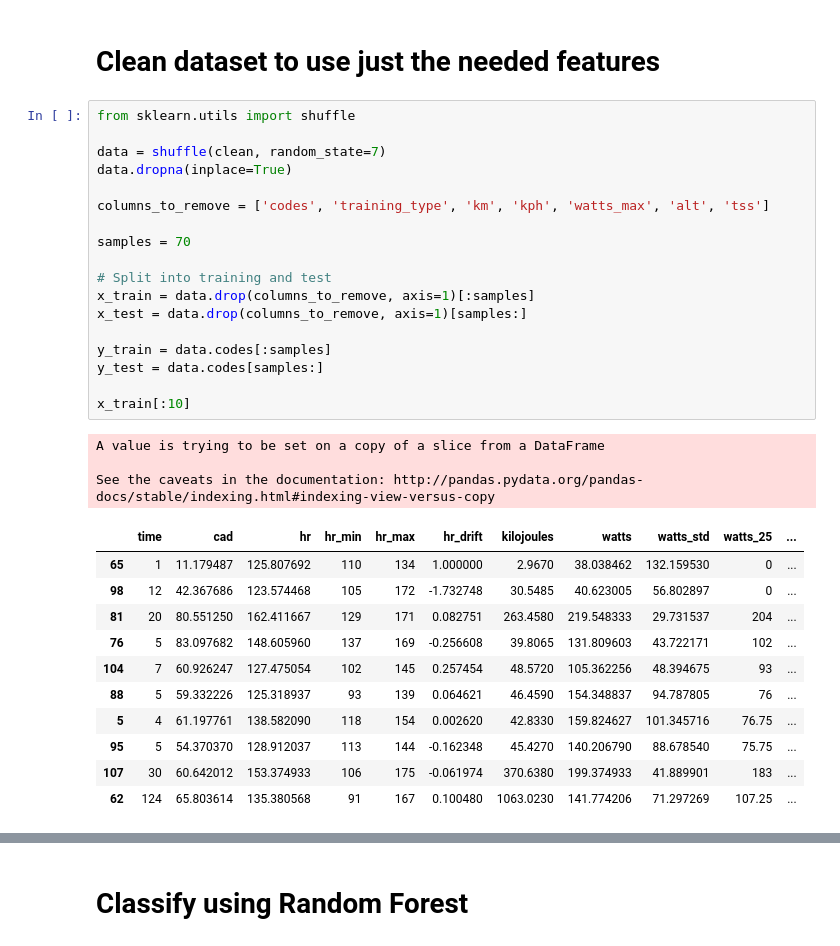
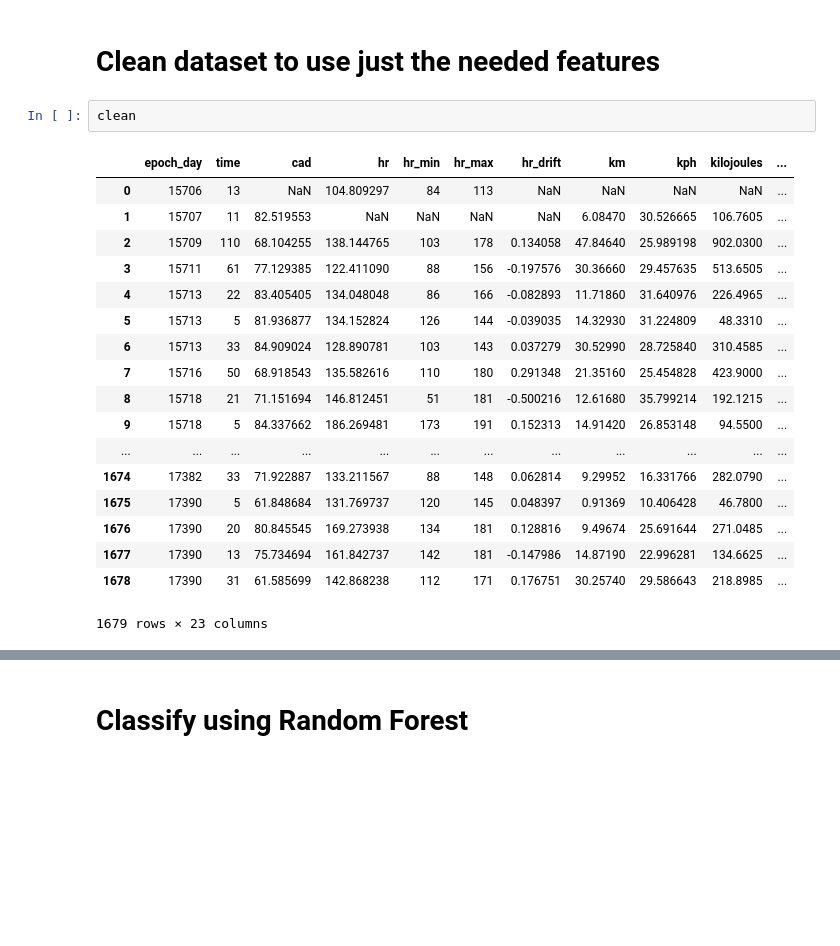
Before and after one commit to sayden/machine-learning-on-cycling-data, a Jupyter notebook: Intervals Classification using Scikit-Learn.ipynb, the cells around one changed output, grey strips where cells are left out. Cells and saved outputs as stored; diff of their text form; blank space fills up the shorter version.

```diff
--- a/Intervals Classification using Scikit-Learn.ipynb
+++ b/Intervals Classification using Scikit-Learn.ipynb
@@ -70,35 +171,23 @@ plt.show()
 # %% [markdown]
 # Clean dataset to use just the needed features
-# %%
-from sklearn.utils import shuffle
-
-data = shuffle(clean, random_state=7)
-data.dropna(inplace=True)
-
-columns_to_remove = ['codes', 'training_type', 'km', 'kph', 'watts_max', 'alt', 'tss']
-
-samples = 70
-
-# Split into training and test
-x_train = data.drop(columns_to_remove, axis=1)[:samples]
-x_test = data.drop(columns_to_remove, axis=1)[samples:]
-
-y_train = data.codes[:samples]
-y_test = data.codes[samples:]
-
-x_train[:10]
-# %% [output]
-A value is trying to be set on a copy of a slice from a DataFrame
-
-See the caveats in the documentation: http://pandas.pydata.org/pandas-docs/stable/indexing.html#indexing-view-versus-copy
-|  | time | cad | hr | hr_min | hr_max | hr_drift | kilojoules | watts | watts_std | watts_25 | ... |
-| 65 | 1 | 11.179487 | 125.807692 | 110 | 134 | 1.000000 | 2.9670 | 38.038462 | 132.159530 | 0 | ... |
-| 98 | 12 | 42.367686 | 123.574468 | 105 | 172 | -1.732748 | 30.5485 | 40.623005 | 56.802897 | 0 | ... |
-| 81 | 20 | 80.551250 | 162.411667 | 129 | 171 | 0.082751 | 263.4580 | 219.548333 | 29.731537 | 204 | ... |
-| 76 | 5 | 83.097682 | 148.605960 | 137 | 169 | -0.256608 | 39.8065 | 131.809603 | 43.722171 | 102 | ... |
-| 104 | 7 | 60.926247 | 127.475054 | 102 | 145 | 0.257454 | 48.5720 | 105.362256 | 48.394675 | 93 | ... |
-| 88 | 5 | 59.332226 | 125.318937 | 93 | 139 | 0.064621 | 46.4590 | 154.348837 | 94.787805 | 76 | ... |
-| 5 | 4 | 61.197761 | 138.582090 | 118 | 154 | 0.002620 | 42.8330 | 159.824627 | 101.345716 | 76.75 | ... |
-| 95 | 5 | 54.370370 | 128.912037 | 113 | 144 | -0.162348 | 45.4270 | 140.206790 | 88.678540 | 75.75 | ... |
-| 107 | 30 | 60.642012 | 153.374933 | 106 | 175 | -0.061974 | 370.6380 | 199.374933 | 41.889901 | 183 | ... |
-| 62 | 124 | 65.803614 | 135.380568 | 91 | 167 | 0.100480 | 1063.0230 | 141.774206 | 71.297269 | 107.25 | ... |
+# %%
+clean
+# %% [output]
+|  | epoch_day | time | cad | hr | hr_min | hr_max | hr_drift | km | kph | kilojoules | ... |
+| 0 | 15706 | 13 | NaN | 104.809297 | 84 | 113 | NaN | NaN | NaN | NaN | ... |
+| 1 | 15707 | 11 | 82.519553 | NaN | NaN | NaN | NaN | 6.08470 | 30.526665 | 106.7605 | ... |
+| 2 | 15709 | 110 | 68.104255 | 138.144765 | 103 | 178 | 0.134058 | 47.84640 | 25.989198 | 902.0300 | ... |
+| 3 | 15711 | 61 | 77.129385 | 122.411090 | 88 | 156 | -0.197576 | 30.36660 | 29.457635 | 513.6505 | ... |
+| 4 | 15713 | 22 | 83.405405 | 134.048048 | 86 | 166 | -0.082893 | 11.71860 | 31.640976 | 226.4965 | ... |
+| 5 | 15713 | 5 | 81.936877 | 134.152824 | 126 | 144 | -0.039035 | 14.32930 | 31.224809 | 48.3310 | ... |
+| 6 | 15713 | 33 | 84.909024 | 128.890781 | 103 | 143 | 0.037279 | 30.52990 | 28.725840 | 310.4585 | ... |
+| 7 | 15716 | 50 | 68.918543 | 135.582616 | 110 | 180 | 0.291348 | 21.35160 | 25.454828 | 423.9000 | ... |
+| 8 | 15718 | 21 | 71.151694 | 146.812451 | 51 | 181 | -0.500216 | 12.61680 | 35.799214 | 192.1215 | ... |
+| 9 | 15718 | 5 | 84.337662 | 186.269481 | 173 | 191 | 0.152313 | 14.91420 | 26.853148 | 94.5500 | ... |
+| ... | ... | ... | ... | ... | ... | ... | ... | ... | ... | ... | ... |
+| 1674 | 17382 | 33 | 71.922887 | 133.211567 | 88 | 148 | 0.062814 | 9.29952 | 16.331766 | 282.0790 | ... |
+| 1675 | 17390 | 5 | 61.848684 | 131.769737 | 120 | 145 | 0.048397 | 0.91369 | 10.406428 | 46.7800 | ... |
+| 1676 | 17390 | 20 | 80.845545 | 169.273938 | 134 | 181 | 0.128816 | 9.49674 | 25.691644 | 271.0485 | ... |
+| 1677 | 17390 | 13 | 75.734694 | 161.842737 | 142 | 181 | -0.147986 | 14.87190 | 22.996281 | 134.6625 | ... |
+| 1678 | 17390 | 31 | 61.585699 | 142.868238 | 112 | 171 | 0.176751 | 30.25740 | 29.586643 | 218.8985 | ... |
+1679 rows × 23 columns
```
Also changed, not shown: parts of 6 cells of this notebook, 4 other files.
